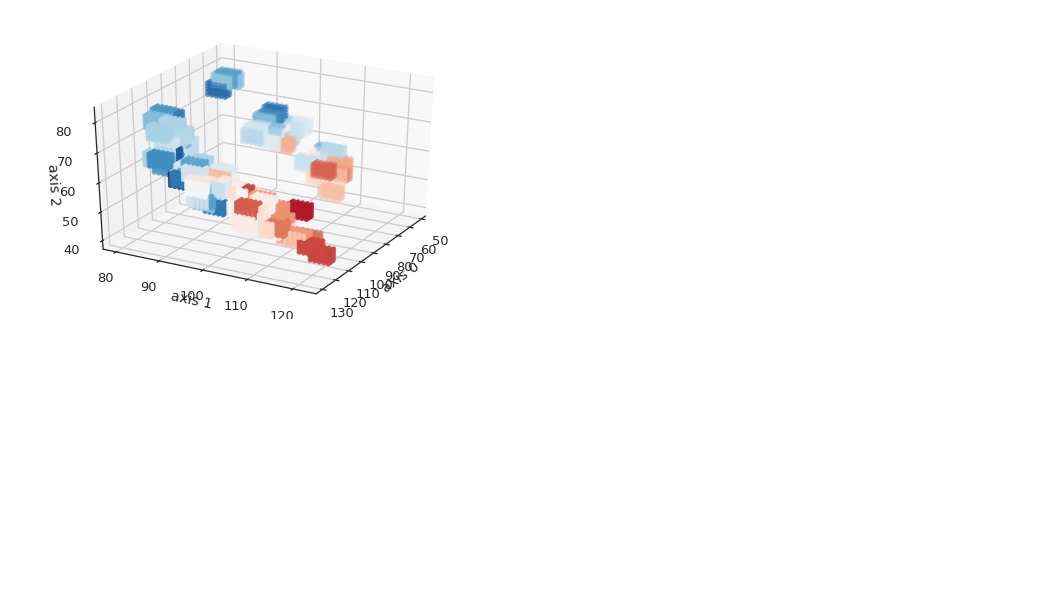
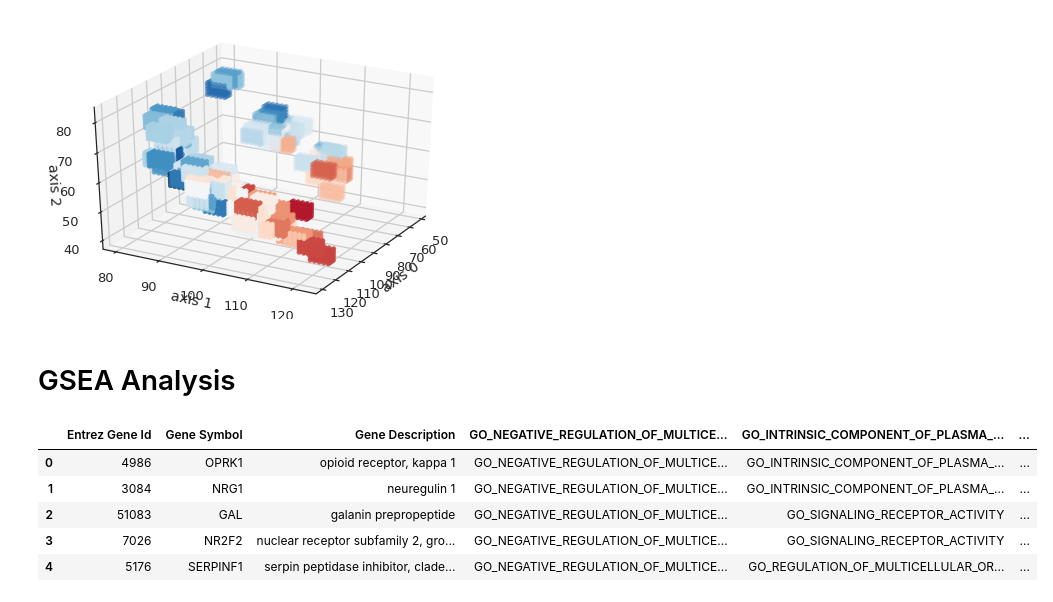
Before and after one commit to illdopejake/hack_projects, a Jupyter notebook: A-P_axis_updated_coords.ipynb, the cells around one changed output. Saved outputs shown, nothing was run; the diff lists cells and outputs as text; code cells hidden in the pictures; blank space fills up the shorter version.

```diff
--- a/A-P_axis_updated_coords.ipynb
+++ b/A-P_axis_updated_coords.ipynb
@@ -1990,3 +2003,15 @@ ax.set_zlabel('axis 2')
 plt.show()
 # %% [output]
 [figure]
+# %% [markdown]
+# GSEA Analysis
+# %%
+gsea = pandas.read_table('/Users/jakevogel/Downloads/overlap')
+gsea.head()
+# %% [output]
+|  | Entrez Gene Id | Gene Symbol | Gene Description | GO_NEGATIVE_REGULATION_OF_MULTICE... | GO_INTRINSIC_COMPONENT_OF_PLASMA_... | ... |
+| 0 | 4986 | OPRK1 | opioid receptor, kappa 1 | GO_NEGATIVE_REGULATION_OF_MULTICE... | GO_INTRINSIC_COMPONENT_OF_PLASMA_... | ... |
+| 1 | 3084 | NRG1 | neuregulin 1 | GO_NEGATIVE_REGULATION_OF_MULTICE... | GO_INTRINSIC_COMPONENT_OF_PLASMA_... | ... |
+| 2 | 51083 | GAL | galanin prepropeptide | GO_NEGATIVE_REGULATION_OF_MULTICE... | GO_SIGNALING_RECEPTOR_ACTIVITY | ... |
+| 3 | 7026 | NR2F2 | nuclear receptor subfamily 2, gro... | GO_NEGATIVE_REGULATION_OF_MULTICE... | GO_SIGNALING_RECEPTOR_ACTIVITY | ... |
+| 4 | 5176 | SERPINF1 | serpin peptidase inhibitor, clade... | GO_NEGATIVE_REGULATION_OF_MULTICE... | GO_REGULATION_OF_MULTICELLULAR_OR... | ... |
```
Also changed, not shown: parts of 31 cells of this notebook.
